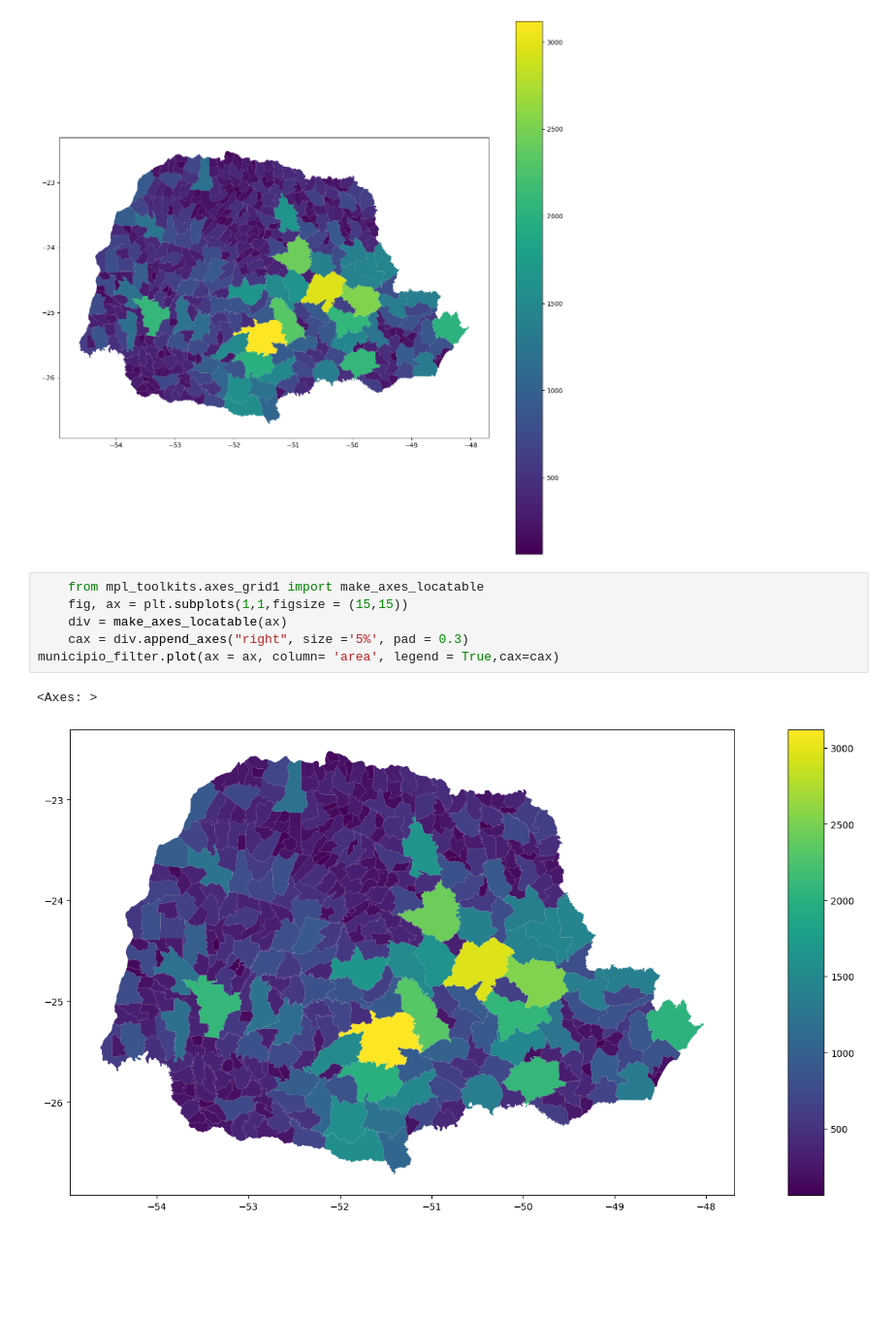
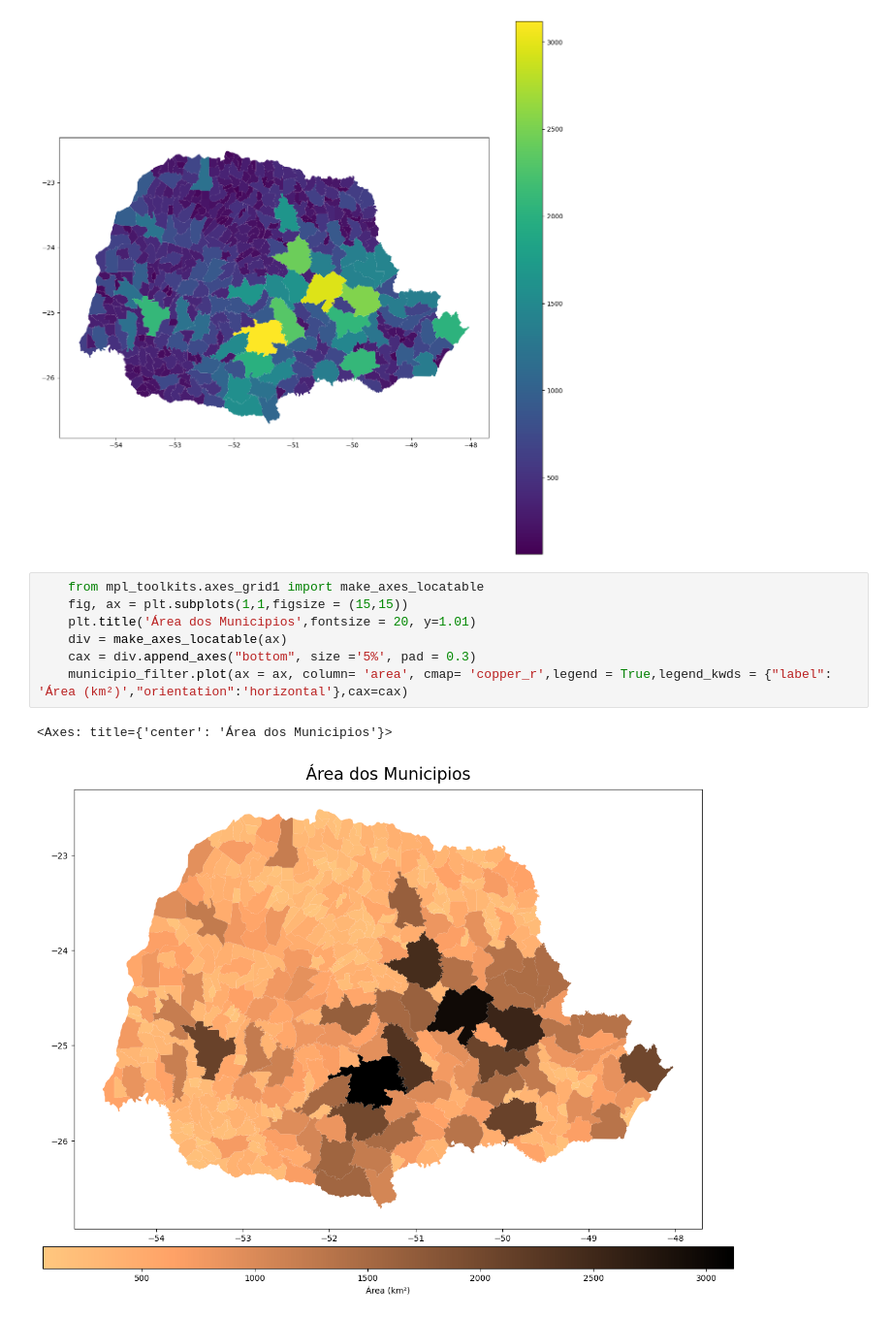
Before and after one commit to eduardobrivas/python_gis, a Jupyter notebook: python_gis/Plots_data.ipynb, the cells around one changed output. Shown at 97% size. Drawn from its saved outputs; the diff is of its cells as text; blank space fills up the shorter version.

```diff
--- a/python_gis/Plots_data.ipynb
+++ b/python_gis/Plots_data.ipynb
@@ -104,9 +104,10 @@ municipio_filter.plot(ax = ax, column= 'area', legend = True)
 # %%
     from mpl_toolkits.axes_grid1 import make_axes_locatable
     fig, ax = plt.subplots(1,1,figsize = (15,15))
+    plt.title('Área dos Municipios',fontsize = 20, y=1.01)
     div = make_axes_locatable(ax)
-    cax = div.append_axes("right", size ='5%', pad = 0.3)
-municipio_filter.plot(ax = ax, column= 'area', legend = True,cax=cax)
+    cax = div.append_axes("bottom", size ='5%', pad = 0.3)
+    municipio_filter.plot(ax = ax, column= 'area', cmap= 'copper_r',legend = True,legend_kwds = {"label": 'Área (km²)',"orientation":'horizontal'},cax=cax)
 # %% [output]
-<Axes: >
+<Axes: title={'center': 'Área dos Municipios'}>
-[figure, old version]
+[figure, new version]
```
Also changed, not shown: parts of 5 cells of this notebook.
